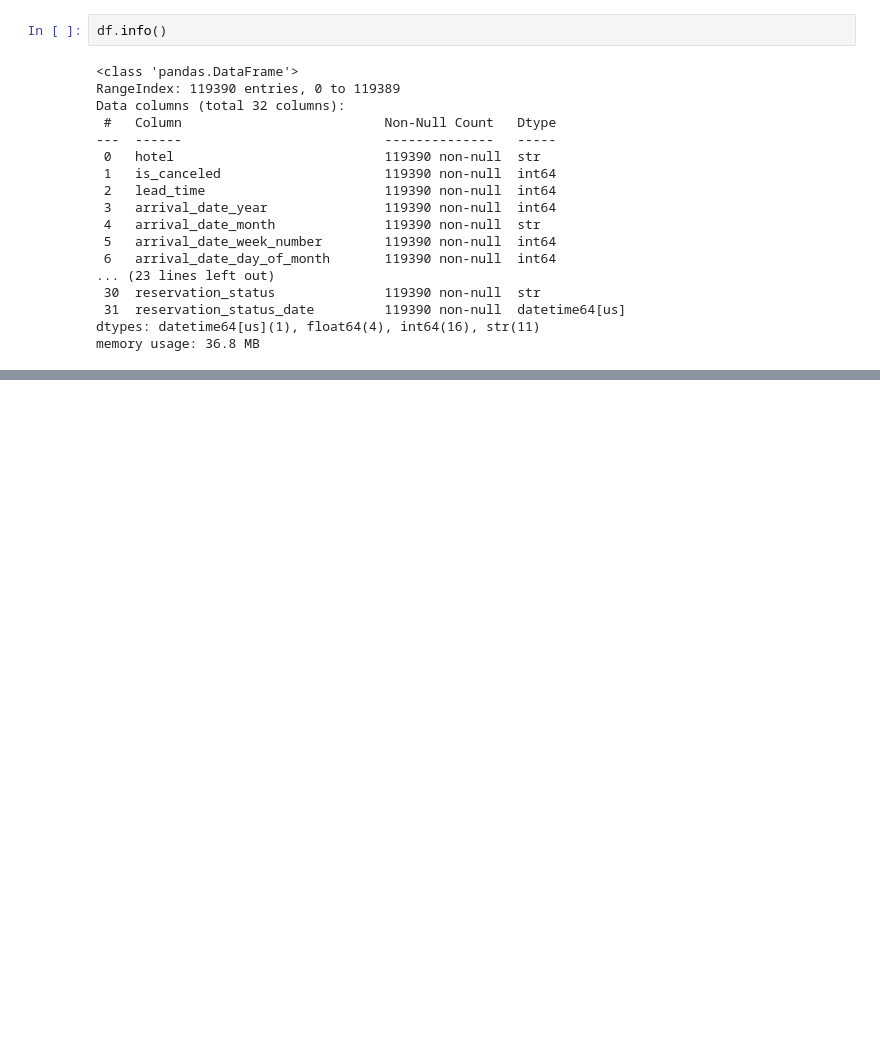
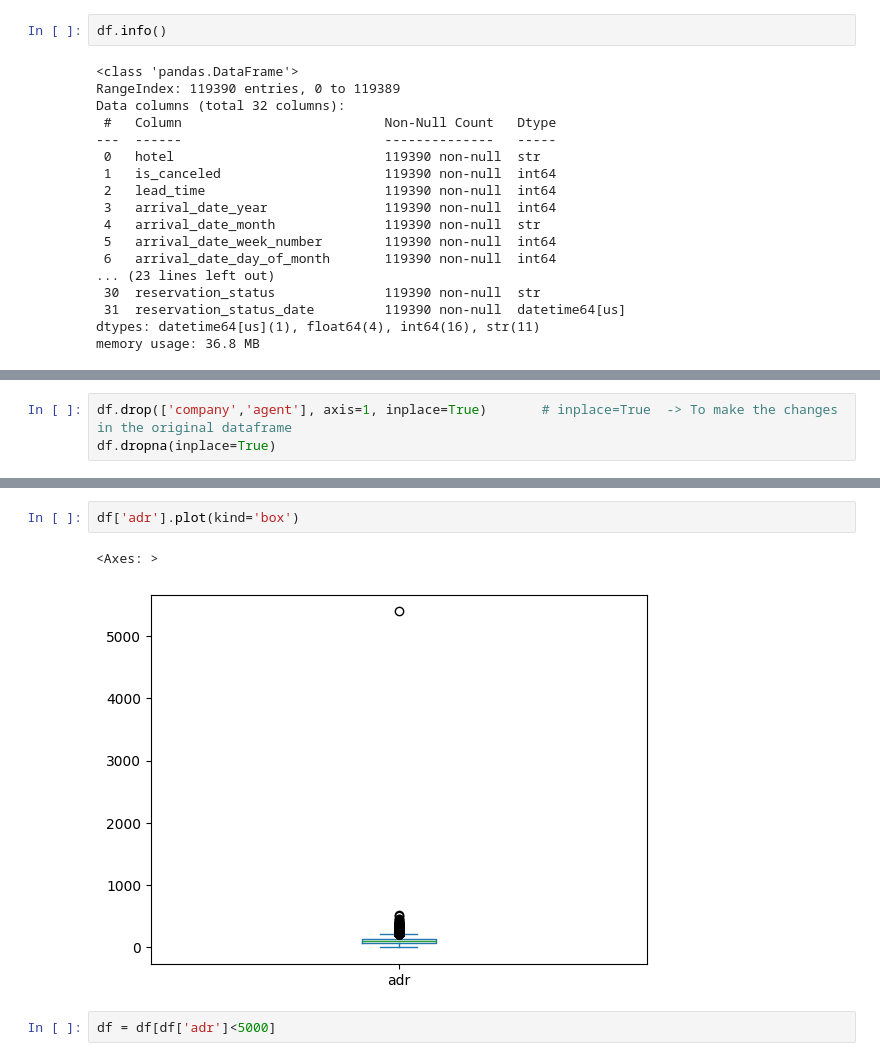
Before and after one commit to BinaryWhizz/Data-Analysis, a Jupyter notebook: Data Analysis 07/01.ipynb, the cells around one changed output, grey strips where cells are left out. Drawn from its saved outputs; the diff is of its cells as text; blank space fills up the shorter version.

```diff
--- a/Data Analysis 07/01.ipynb
+++ b/Data Analysis 07/01.ipynb
@@ -92,0 +144,3 @@ memory usage: 36.8 MB
+# %%
+df.drop(['company','agent'], axis=1, inplace=True)       # inplace=True  -> To make the changes in the original dataframe
+df.dropna(inplace=True)
@@ -92,0 +179,7 @@ memory usage: 36.8 MB
+# %%
+df['adr'].plot(kind='box')
+# %% [output]
+<Axes: >
+[figure, added]
+# %%
+df = df[df['adr']<5000]
```
Also changed, not shown: parts of 6 cells of this notebook.
